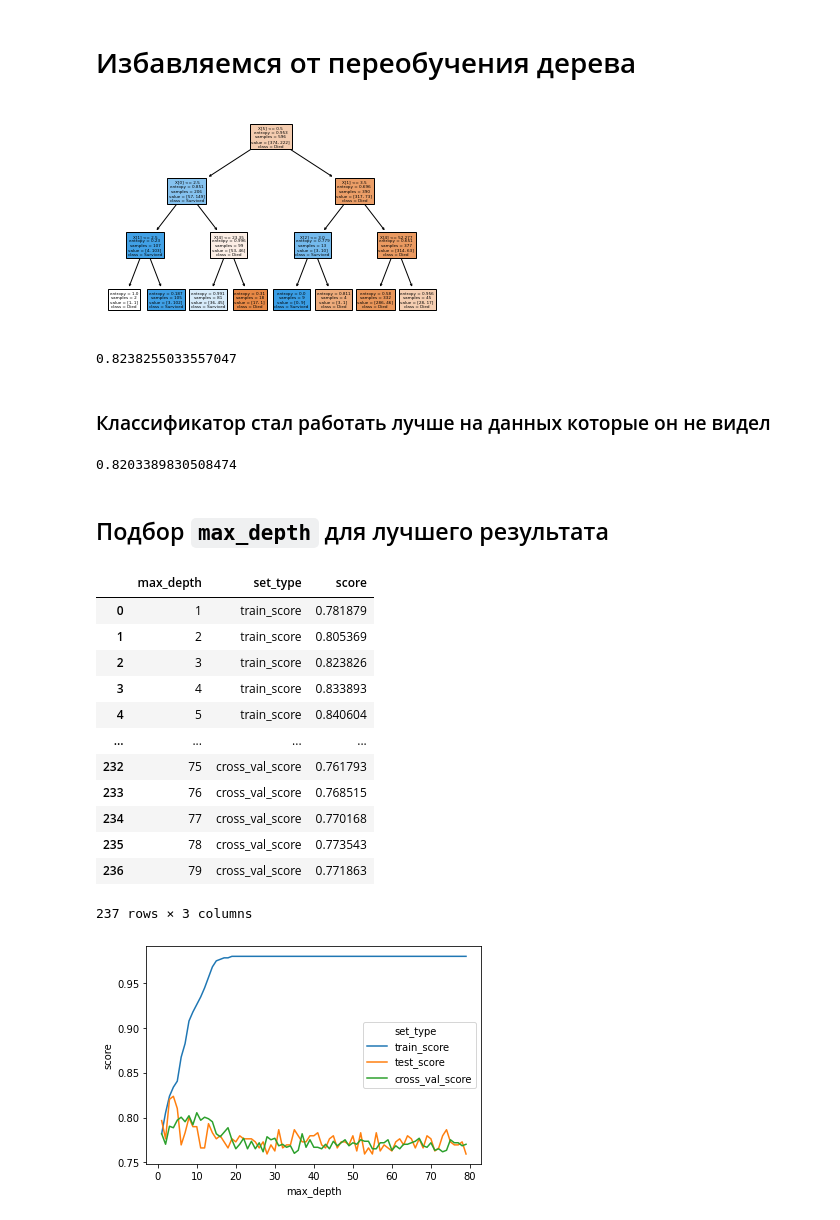
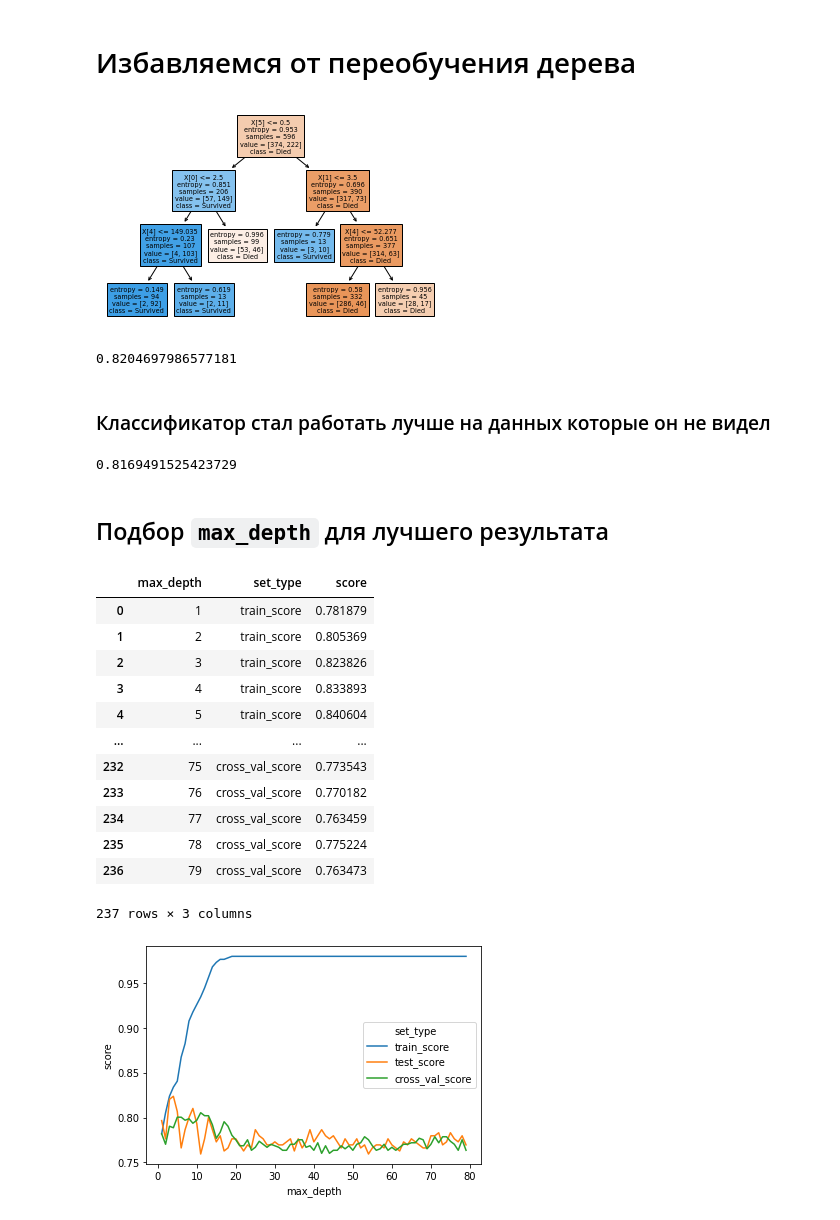
Before and after one commit to Artexxx/Artem-python, a Jupyter notebook: algorithms/DecisionTrees/titanicTree.ipynb, the cells around one changed output. Cells and saved outputs as stored; diff of their text form; code cells hidden in the pictures.

```diff
--- a/algorithms/DecisionTrees/titanicTree.ipynb
+++ b/algorithms/DecisionTrees/titanicTree.ipynb
@@ -83,20 +85,20 @@ clf.score(X_test, y_test)
 # %% [markdown]
 # Избавляемся от переобучения дерева
 # %%
-clf = tree.DecisionTreeClassifier(criterion='entropy', max_depth=3)
+clf = tree.DecisionTreeClassifier(criterion='entropy', max_depth=3, min_samples_split=100, min_samples_leaf=10)
 tree.plot_tree(clf.fit(X_train, y_train) ,class_names=['Died', 'Survived'], filled=True);
 # %% [output]
-[figure, old version]
+[figure, new version]
 # %%
 clf.score(X_train, y_train)
 # %% [output]
-0.8238255033557047
+0.8204697986577181
 # %% [markdown]
 ###  Классификатор стал работать лучше на данных которые он не видел
 # %%
 clf.score(X_test, y_test)
 # %% [output]
-0.8203389830508474
+0.8169491525423729
 # %% [markdown]
 ## Подбор `max_depth` для лучшего результата
 # %%
@@ -131,16 +133,16 @@ scoresDFlong
 | 3 | 4 | train_score | 0.833893 |
 | 4 | 5 | train_score | 0.840604 |
 | ... | ... | ... | ... |
-| 232 | 75 | cross_val_score | 0.761793 |
-| 233 | 76 | cross_val_score | 0.768515 |
-| 234 | 77 | cross_val_score | 0.770168 |
-| 235 | 78 | cross_val_score | 0.773543 |
-| 236 | 79 | cross_val_score | 0.771863 |
+| 232 | 75 | cross_val_score | 0.773543 |
+| 233 | 76 | cross_val_score | 0.770182 |
+| 234 | 77 | cross_val_score | 0.763459 |
+| 235 | 78 | cross_val_score | 0.775224 |
+| 236 | 79 | cross_val_score | 0.763473 |
 237 rows × 3 columns
 # %%
 sns.lineplot(x='max_depth',y='score',hue='set_type',data=scoresDFlong);
 # %% [output]
-[figure, old version]
+[figure, new version]
 # %%
 best_clf = tree.DecisionTreeClassifier(criterion='entropy', max_depth=10)
 best_clf.fit(X_train, y_train)
```
Also changed, not shown: parts of 18 cells of this notebook, 16 other files.
